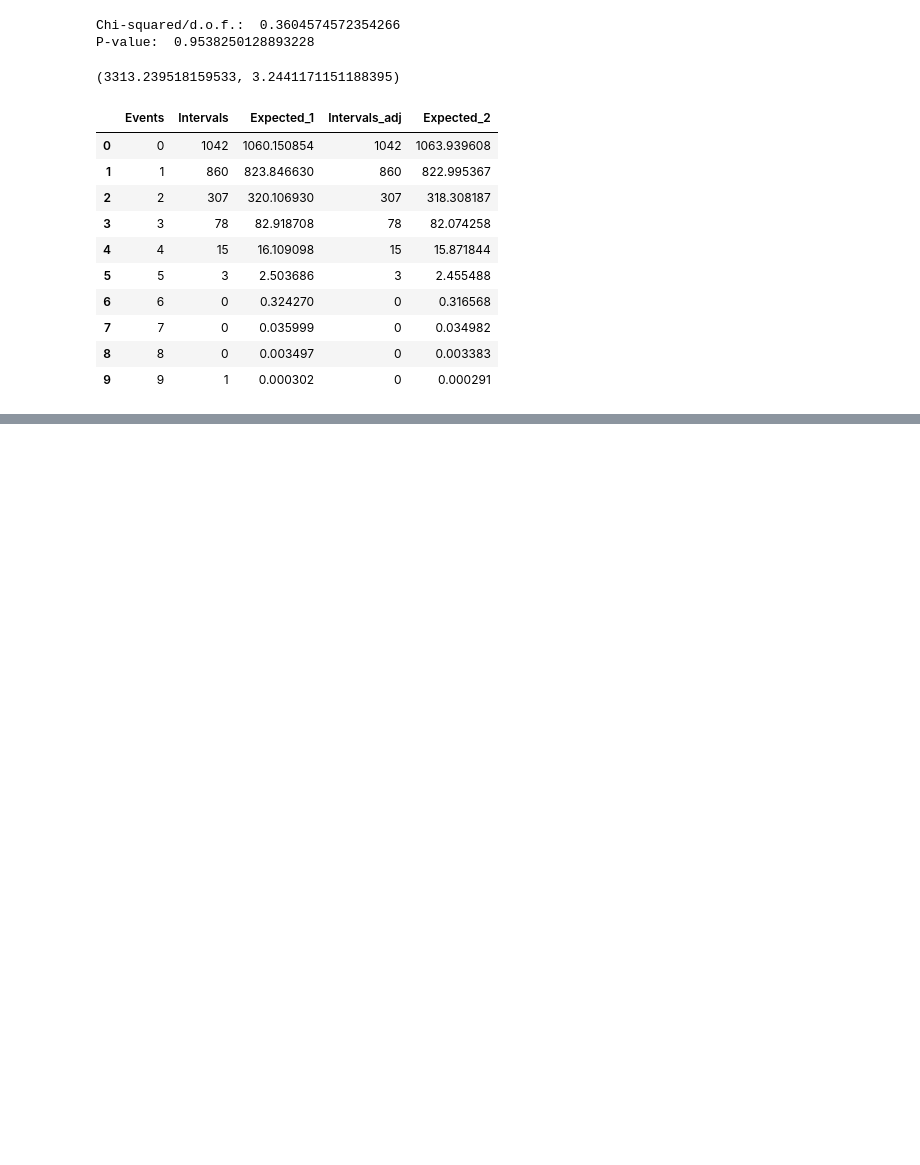
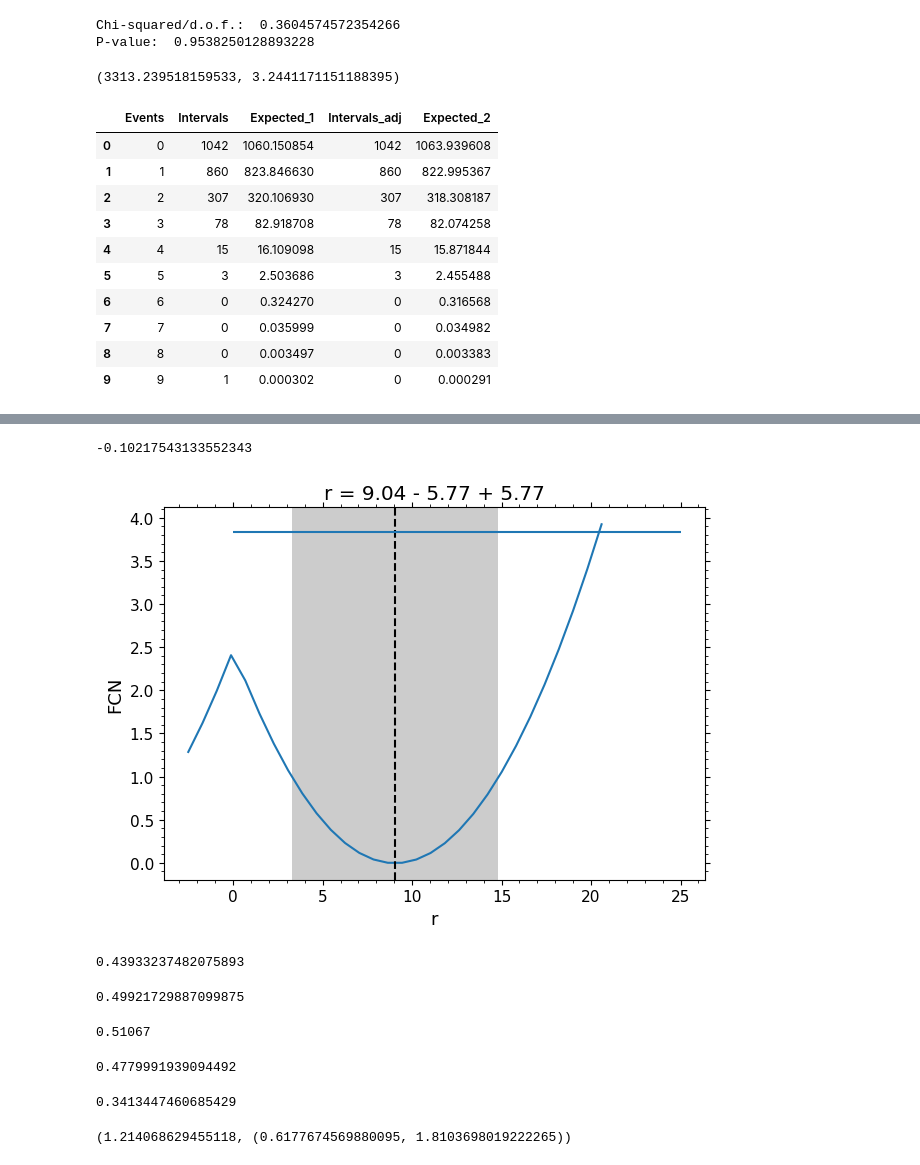
Before and after one commit to james-hughes1/mphildis-coursework, a Jupyter notebook: principles-of-data-science/Examples3.ipynb, the cells around one changed output, grey strips where cells are left out. Saved outputs shown, nothing was run; the diff lists cells and outputs as text; code cells hidden in the pictures; blank space fills up the shorter version.

```diff
--- a/principles-of-data-science/Examples3.ipynb
+++ b/principles-of-data-science/Examples3.ipynb
@@ -169,0 +216,14 @@ neutrino_df
+# %%
+corr_matrix = np.array(
+    [
+        [1.0, -0.1, -0.05, 0.1],
+        [-0.1, 1.0, 0.1, -0.05],
+        [-0.05, 0.1, 1.0, 0.1],
+        [0.1, -0.05, 0.1, 1.0]
+    ]
+)
+
+sigma_vector = np.array([8.2, 8.4, 8.2, 8.3])
+
+V = corr_matrix * sigma_vector * sigma_vector.reshape(-1,1)
+print(V)
@@ -169,0 +235,15 @@ neutrino_df
+# %%
+def model(x, r, delt, gamm):
+    mu = np.array(
+        [
+            r * np.cos(delt + gamm),
+            r * np.sin(delt + gamm),
+            r * np.cos(delt - gamm),
+            r * np.sin(delt - gamm)
+        ]
+    )
+    return np.array(multivariate_normal.pdf(x, mu, V))
+
+nll = cost.UnbinnedNLL(np.array([[-9.3, -1.3, 5.7, 6.5]]), model )
+mi  = Minuit(nll, r=1, delt=0, gamm=0)
+mi.migrad()
@@ -169,0 +278,32 @@ neutrino_df
+# %%
+-0.395/(5.77*0.67)
+# %% [output]
+-0.10217543133552343
+# %%
+fig = plt.figure()
+ax = plt.axes()
+_ = mi.draw_mnprofile("r")
+ax.hlines(norm.ppf(0.025)**2,0,25)
+plt.show()
+# %% [output]
+[figure, added]
+# %%
+chi2.cdf(2.4,1)/2
+# %% [output]
+0.43933237482075893
+# %%
+chi2.cdf(10,df=1)/2
+# %% [output]
+0.49921729887099875
+# %%
+0.95 - 0.43933
+# %% [output]
+0.51067
+# %%
+chi2.ppf(0.51067, df=1)
+# %% [output]
+0.4779991939094492
+# %%
+chi2.cdf(1,1)/2
+# %% [output]
+0.3413447460685429
@@ -169,0 +314,4 @@ neutrino_df
+# %%
+gamm_hat, gamm_ci
+# %% [output]
+(1.214068629455118, (0.6177674569880095, 1.8103698019222265))
```
Also changed, not shown: parts of 25 cells of this notebook.
